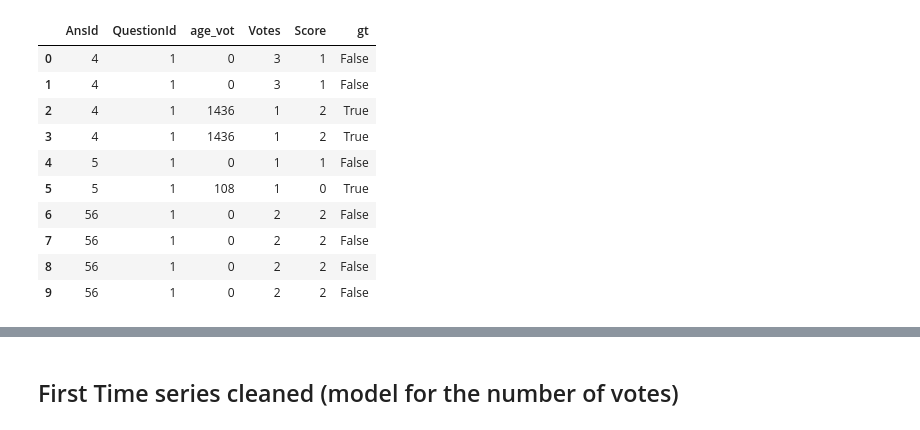
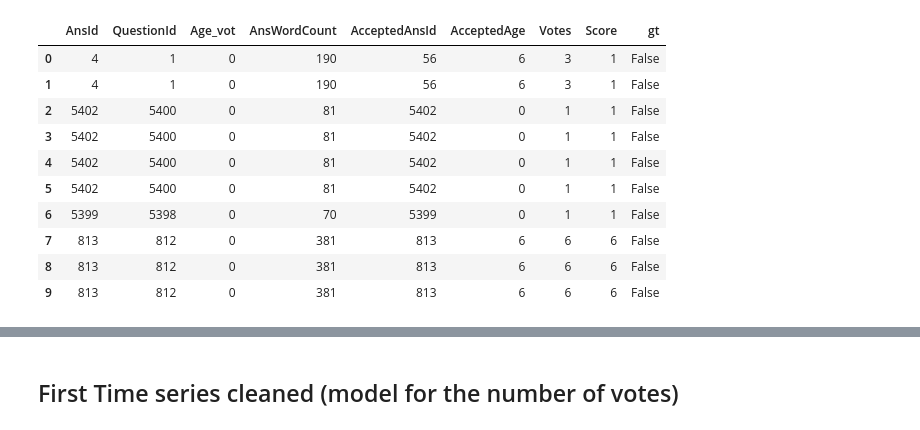
Before and after one commit to JoelDan192/Predictive-model-for-the-voting-system-in-SE-network, a Jupyter notebook: spanish_site/Answer_votes.ipynb, the cells around one changed output, grey strips where cells are left out. Cells and saved outputs as stored; diff of their text form; code cells hidden in the pictures.

```diff
--- a/spanish_site/Answer_votes.ipynb
+++ b/spanish_site/Answer_votes.ipynb
@@ -5,9 +61,10 @@ import numpy as np
 # %%
-a_votes = pd.DataFrame.from_csv('votes-answers.csv', index_col=None)
+a_comments = pd.DataFrame.from_csv('comment-ans.csv', index_col=None)
+a_comments = pd.merge(a_comments, a_questions, how='inner', on=['QuestionId'],suffixes=['_vot', '_quest'])
 
-a_votes['age'] = (pd.to_datetime(a_votes.VoteCreation,format='%Y-%m-%d %H:%M:%S.%f')
-                  -pd.to_datetime(a_votes.AnsCreation,format='%Y-%m-%d %H:%M:%S.%f')).apply(lambda x: x.astype('timedelta64[D]').item().days)
-a_votes['age'] = a_votes['age'] + 1
-a_votes.drop(a_votes.columns[[0, 1]], axis=1, inplace=True)
-a_votes.head(10)
+a_comments['Age'] = (pd.to_datetime(a_comments.CommentCreation,format='%Y-%m-%d %H:%M:%S.%f')
+                  -pd.to_datetime(a_comments.QuestionCreation,format='%Y-%m-%d %H:%M:%S.%f')).apply(lambda x: x.astype('timedelta64[D]').item().days)
+a_comments['Age'] = a_comments['Age'] + 1
+a_comments = a_comments[['AnsId','Age']]
+a_comments.head(10)
 # %% [output]
@@ -25,8 +81,0 @@ a_votes.head(10)
-# %%
-a_comments = pd.DataFrame.from_csv('comment-ans.csv', index_col=None)
-
-a_comments['age'] = (pd.to_datetime(a_comments.CommentCreation,format='%Y-%m-%d %H:%M:%S.%f')
-                  -pd.to_datetime(a_comments.AnsCreation,format='%Y-%m-%d %H:%M:%S.%f')).apply(lambda x: x.astype('timedelta64[D]').item().days)
-a_comments['age'] = a_comments['age'] + 1
-a_comments.drop(a_comments.columns[[0, 1]], axis=1, inplace=True)
-a_comments.head(10)
@@ -45,9 +82,8 @@ a_comments.head(10)
 # %%
-get_score = lambda x: sum(x.VoteType==2) - sum(x.VoteType==3)
-get_votes = lambda x: sum(x.VoteType==2) + sum(x.VoteType==3)
-f = {'Score' : get_score,'Votes' : get_votes}
-a_groups = a_votes.sort_values(by='age').groupby(['QuestionId','AnsId','age']).apply(lambda df: pd.Series({'Score':get_score(df),
-                                                                                                          'Votes':get_votes(df)}))
+get_score = lambda df: sum(df.VoteType==2) - sum(df.VoteType==3)
+get_votes = lambda df: sum(df.VoteType==2) + sum(df.VoteType==3)
+f = lambda df: pd.Series([df.AnsWordCount.iloc[0],df.AcceptedAnsId.iloc[0],df.AcceptedAge.iloc[0],get_score(df),get_votes(df)],index=['AnsWordCount','AcceptedAnsId','AcceptedAge','Score','Votes'])
+a_groups = a_votes.sort_values(by='Age').groupby(['QuestionId','AnsId','Age']).apply(f)
 a_groups = a_groups.reset_index(level=[0,1,2],drop=False)
 a_groups.head(15)
 # %% [output]
@@ -70,4 +106,5 @@ a_groups.head(15)
 # %%
-a_groups_c = a_groups.groupby(['AnsId']).apply(lambda df: pd.concat([df['AnsId'],df['QuestionId'],df['age'],df['Votes'],df['Score'].cumsum()],axis=1))
+f =lambda df: pd.concat([df['AnsId'],df['QuestionId'],df['Age'],df['AnsWordCount'],df['AcceptedAnsId'],df['AcceptedAge'],df['Votes'],df['Score'].cumsum()],axis=1)
+a_groups_c = a_groups.sort_values(by='Age').groupby(['AnsId']).apply(f)
 a_groups_c.head(15)
 # %% [output]
@@ -90,18 +127,19 @@ a_groups_c.head(15)
 # %%
 votes_com = pd.merge(a_groups_c, a_comments, how='left', on=['AnsId'],suffixes=['_vot', '_com'])
-votes_com = votes_com.groupby(['AnsId']).apply(lambda df: pd.concat([df['AnsId'],df['QuestionId'],df['age_vot'],df['Votes'],df['Score'],df['age_vot']>=df['age_com']],axis=1))
-votes_com.columns.values[5]='gt'
+f = lambda df:pd.concat([df['AnsId'],df['QuestionId'],df['Age_vot'],df['AnsWordCount'],df['AcceptedAnsId'],df['AcceptedAge'],df['Votes'],df['Score'],pd.Series(df['Age_vot']>=df['Age_com'],name='gt')],axis=1)
+votes_com = votes_com.groupby(['AnsId']).apply(f)
+#votes_com.columns.values[5]='gt'
 votes_com.head(10)
 # %% [output]
-|  | AnsId | QuestionId | age_vot | Votes | Score | gt |
-| 0 | 4 | 1 | 0 | 3 | 1 | False |
-| 1 | 4 | 1 | 0 | 3 | 1 | False |
-| 2 | 4 | 1 | 1436 | 1 | 2 | True |
-| 3 | 4 | 1 | 1436 | 1 | 2 | True |
-| 4 | 5 | 1 | 0 | 1 | 1 | False |
-| 5 | 5 | 1 | 108 | 1 | 0 | True |
-| 6 | 56 | 1 | 0 | 2 | 2 | False |
-| 7 | 56 | 1 | 0 | 2 | 2 | False |
-| 8 | 56 | 1 | 0 | 2 | 2 | False |
-| 9 | 56 | 1 | 0 | 2 | 2 | False |
+|  | AnsId | QuestionId | Age_vot | AnsWordCount | AcceptedAnsId | AcceptedAge | Votes | Score | gt |
+| 0 | 4 | 1 | 0 | 190 | 56 | 6 | 3 | 1 | False |
+| 1 | 4 | 1 | 0 | 190 | 56 | 6 | 3 | 1 | False |
+| 2 | 5402 | 5400 | 0 | 81 | 5402 | 0 | 1 | 1 | False |
+| 3 | 5402 | 5400 | 0 | 81 | 5402 | 0 | 1 | 1 | False |
+| 4 | 5402 | 5400 | 0 | 81 | 5402 | 0 | 1 | 1 | False |
+| 5 | 5402 | 5400 | 0 | 81 | 5402 | 0 | 1 | 1 | False |
+| 6 | 5399 | 5398 | 0 | 70 | 5399 | 0 | 1 | 1 | False |
+| 7 | 813 | 812 | 0 | 381 | 813 | 6 | 6 | 6 | False |
+| 8 | 813 | 812 | 0 | 381 | 813 | 6 | 6 | 6 | False |
+| 9 | 813 | 812 | 0 | 381 | 813 | 6 | 6 | 6 | False |
 # %%
```
Also changed, not shown: parts of 29 cells of this notebook, 17 other files.
